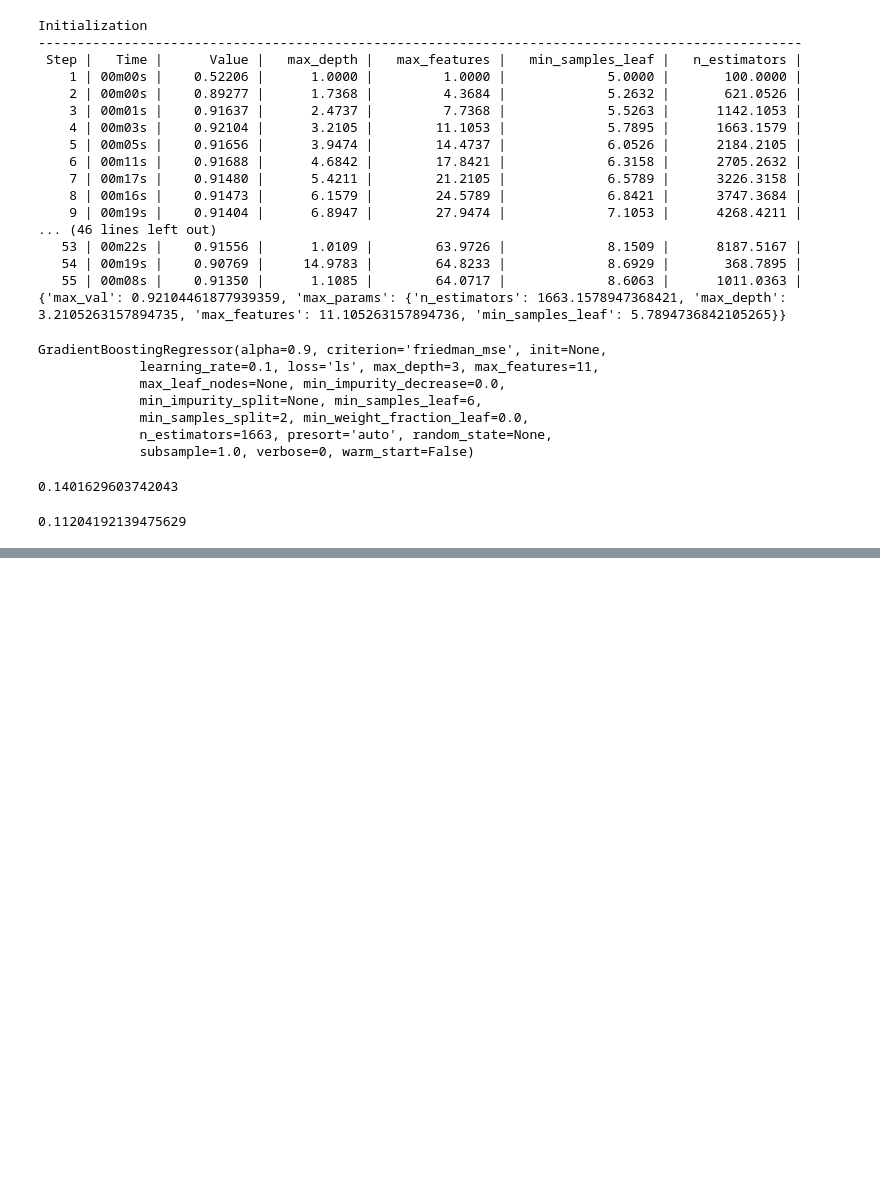
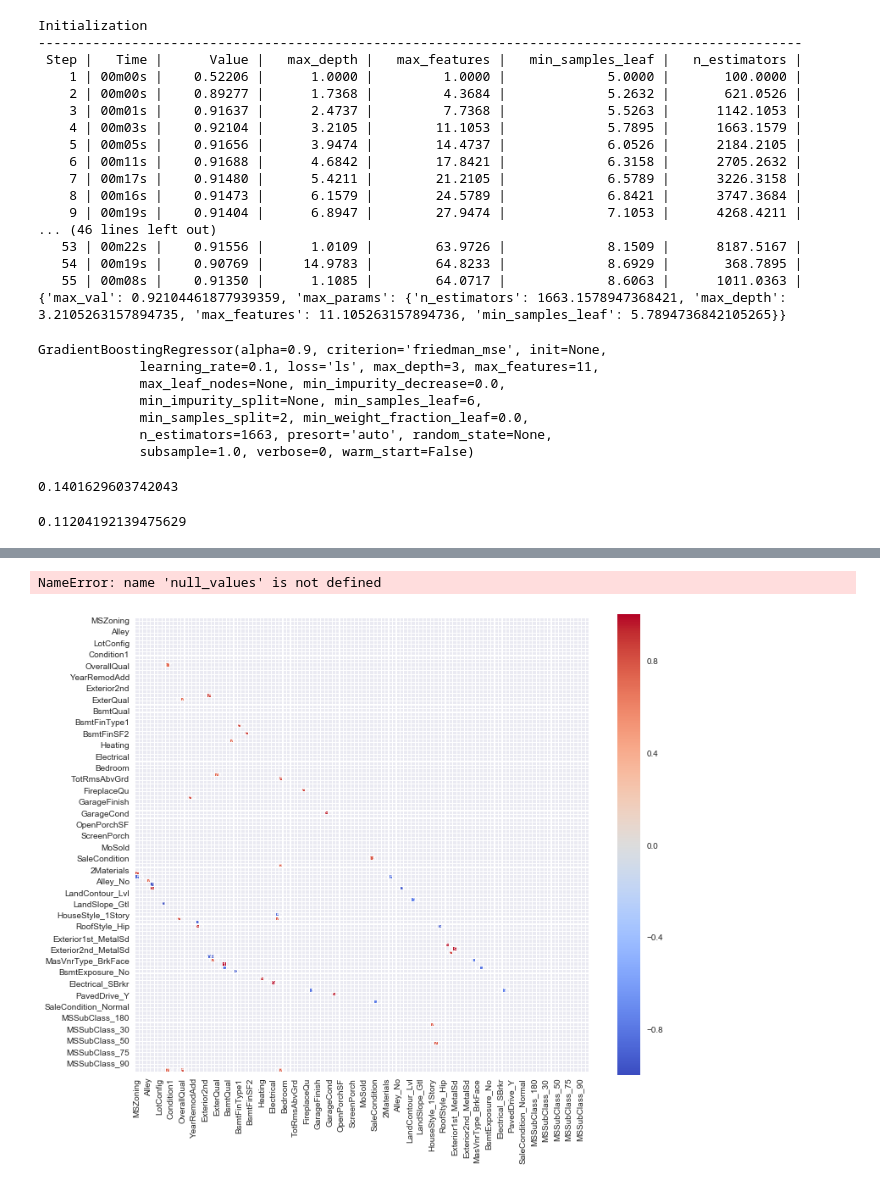
Before and after one commit to adodd202/HousingPricesML, a Jupyter notebook: Workspace/[Michael]WorkSpace/MJG_Optimization.ipynb, the cells around one changed output, grey strips where cells are left out. Drawn from its saved outputs; the diff is of its cells as text; code cells hidden in the pictures; blank space fills up the shorter version.

```diff
--- a/Workspace/[Michael]WorkSpace/MJG_Optimization.ipynb
+++ b/Workspace/[Michael]WorkSpace/MJG_Optimization.ipynb
@@ -430,0 +428,20 @@ Initialization
+# %%
+sns.heatmap(pd.DataFrame(dict([(null, [null_corr(null, feature) \
+                    for feature in features_to_check])\
+                    for null in null_values]), index=features_to_check),
+                    cmap='bwr_r', vmin=-1, vmax=1, annot=True,
+                    annot_kws={'size':7});
+# %% [output]
+NameError: name 'null_values' is not defined
+# %%
+corr =house_train.corr() # We already examined SalePrice correlations
+plt.figure(figsize=(12, 10))
+mask = np.zeros_like(corr, dtype=np.bool)
+mask[np.triu_indices_from(mask)] = True
+
+sns.heatmap(corr[(corr >= 0.7) | (corr <= -0.7)],
+            mask = mask, cmap='coolwarm', vmax=1.0, vmin=-1.0, linewidths=0.1,
+            annot=True, annot_kws={"size": 8}, square=True);
+plt.show()
+# %% [output]
+[figure, added]
```
Also changed, not shown: parts of 10 cells of this notebook.
